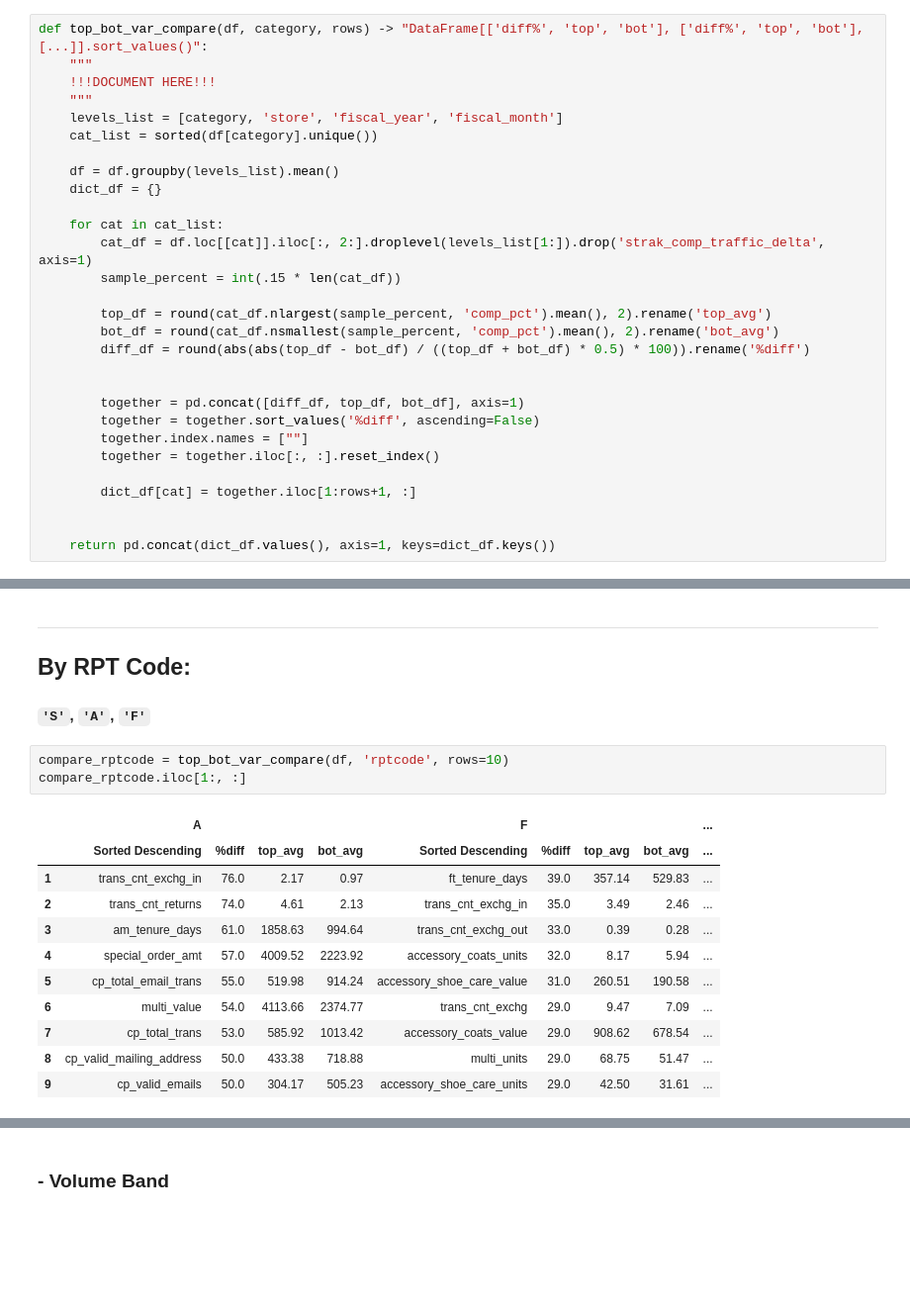
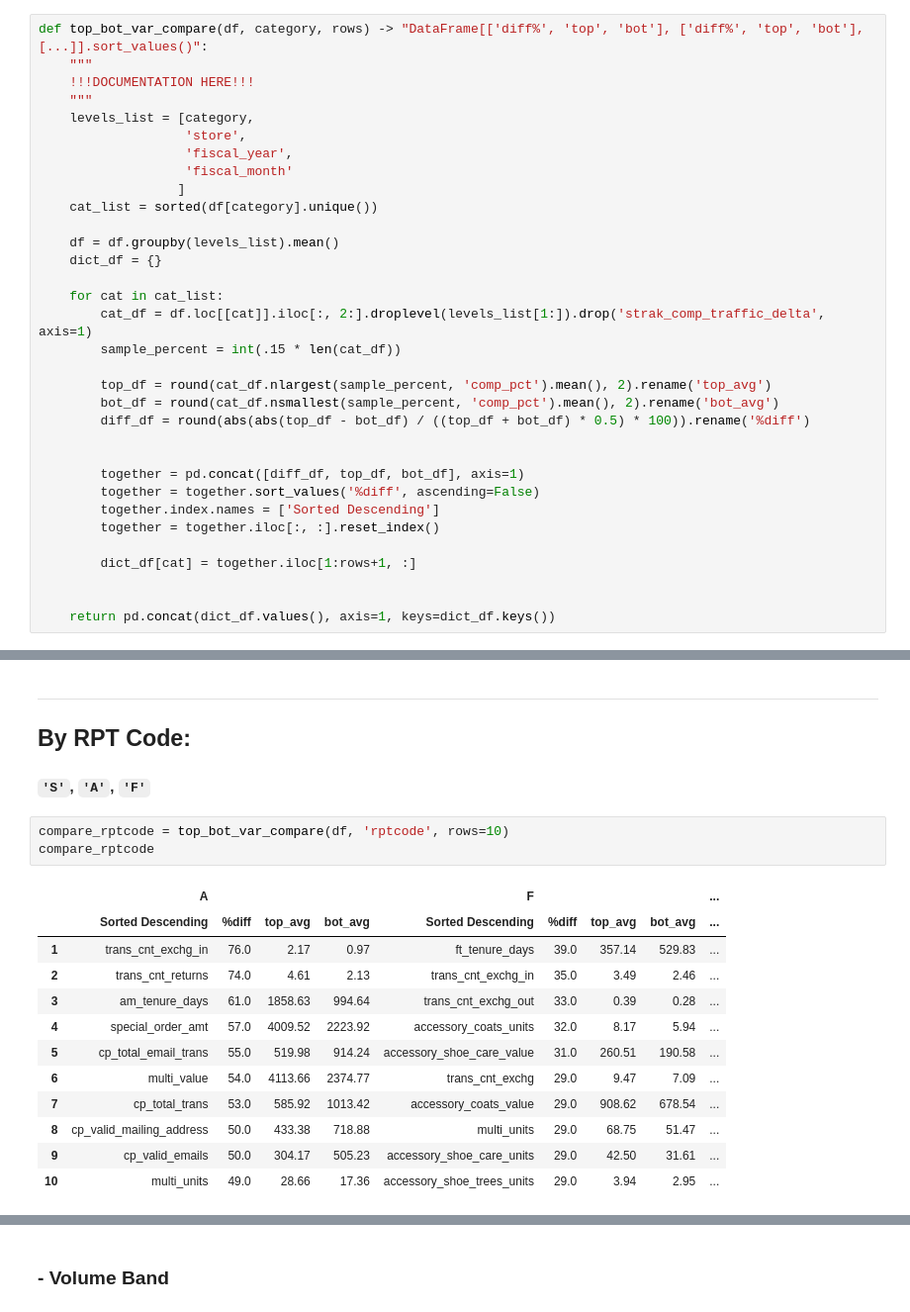
Before and after one commit to RakshandaKaukab05/Percent-comp-increase-sandals, a Jupyter notebook: Genesco_final_serge.ipynb, the cells around one changed output, grey strips where cells are left out. Shown: that part at 99% size. Cells and saved outputs as stored; diff of their text form; blank space fills up the shorter version.

```diff
--- a/serge_3_refactor_and_percentDifference_function.ipynb
+++ b/Genesco_final_serge.ipynb
@@ -82,9 +63,13 @@ Index(['div', 'store', 'week_end_date', 'fiscal_year', 'fiscal_week',
 # %%
 def top_bot_var_compare(df, category, rows) -> "DataFrame[['diff%', 'top', 'bot'], ['diff%', 'top', 'bot'],[...]].sort_values()":
     """
-    !!!DOCUMENT HERE!!!
+    !!!DOCUMENTATION HERE!!!
     """
-    levels_list = [category, 'store', 'fiscal_year', 'fiscal_month']
+    levels_list = [category,
+                   'store',
+                   'fiscal_year',
+                   'fiscal_month'
+                  ]
     cat_list = sorted(df[category].unique())
 
     df = df.groupby(levels_list).mean()
@@ -101,7 +86,7 @@ def top_bot_var_compare(df, category, rows) -> "DataFrame[['diff%', 'top', 'bot'
 
         together = pd.concat([diff_df, top_df, bot_df], axis=1)
         together = together.sort_values('%diff', ascending=False)
-        together.index.names = [""]
+        together.index.names = ['Sorted Descending']
         together = together.iloc[:, :].reset_index()
 
         dict_df[cat] = together.iloc[1:rows+1, :]
@@ -136,16 +142,17 @@ compare_class#.iloc[1:, :]
 #### `'S'`, `'A'`, `'F'`
 # %%
 compare_rptcode = top_bot_var_compare(df, 'rptcode', rows=10)
-compare_rptcode.iloc[1:, :]
+compare_rptcode
 # %% [output]
 |  | A |  |  |  | F |  |  |  | ... |
 |  | Sorted Descending | %diff | top_avg | bot_avg | Sorted Descending | %diff | top_avg | bot_avg | ... |
 | 1 | trans_cnt_exchg_in | 76.0 | 2.17 | 0.97 | ft_tenure_days | 39.0 | 357.14 | 529.83 | ... |
 | 2 | trans_cnt_returns | 74.0 | 4.61 | 2.13 | trans_cnt_exchg_in | 35.0 | 3.49 | 2.46 | ... |
 | 3 | am_tenure_days | 61.0 | 1858.63 | 994.64 | trans_cnt_exchg_out | 33.0 | 0.39 | 0.28 | ... |
 | 4 | special_order_amt | 57.0 | 4009.52 | 2223.92 | accessory_coats_units | 32.0 | 8.17 | 5.94 | ... |
 | 5 | cp_total_email_trans | 55.0 | 519.98 | 914.24 | accessory_shoe_care_value | 31.0 | 260.51 | 190.58 | ... |
 | 6 | multi_value | 54.0 | 4113.66 | 2374.77 | trans_cnt_exchg | 29.0 | 9.47 | 7.09 | ... |
 | 7 | cp_total_trans | 53.0 | 585.92 | 1013.42 | accessory_coats_value | 29.0 | 908.62 | 678.54 | ... |
 | 8 | cp_valid_mailing_address | 50.0 | 433.38 | 718.88 | multi_units | 29.0 | 68.75 | 51.47 | ... |
 | 9 | cp_valid_emails | 50.0 | 304.17 | 505.23 | accessory_shoe_care_units | 29.0 | 42.50 | 31.61 | ... |
+| 10 | multi_units | 49.0 | 28.66 | 17.36 | accessory_shoe_trees_units | 29.0 | 3.94 | 2.95 | ... |
```
Also changed, not shown: parts of 22 cells of this notebook.
